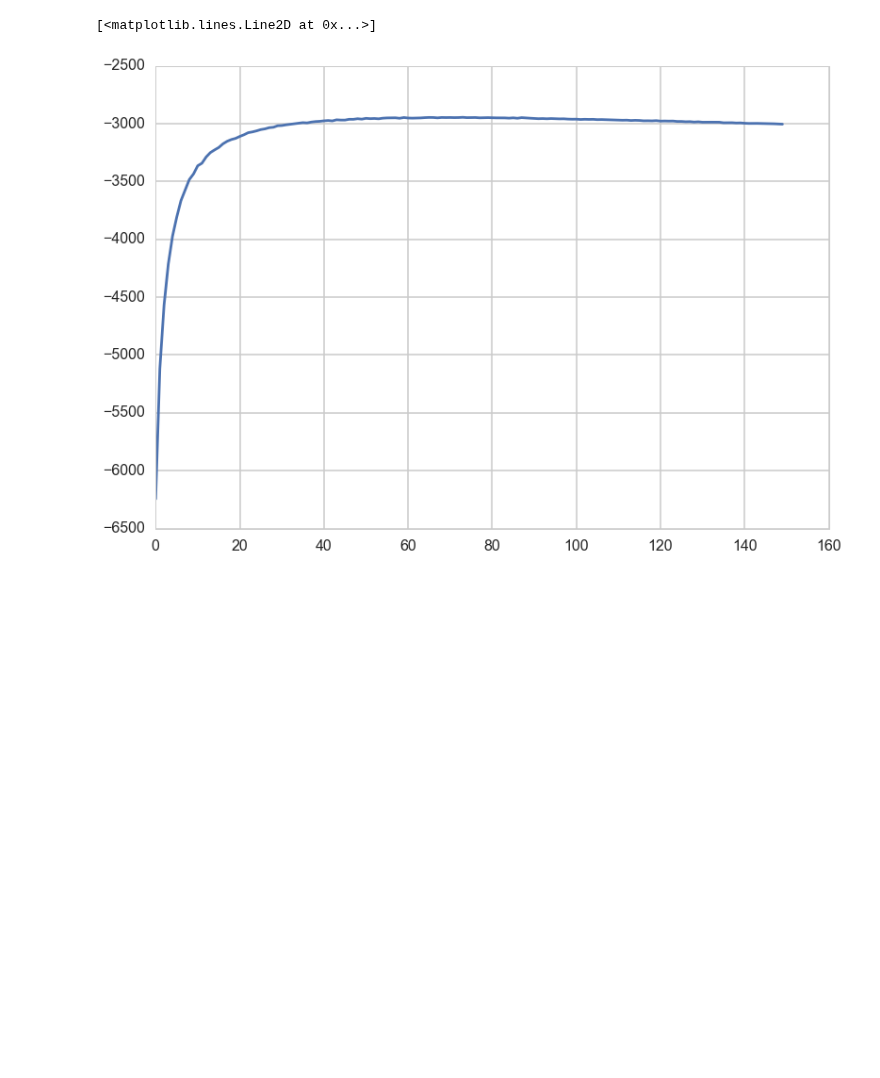
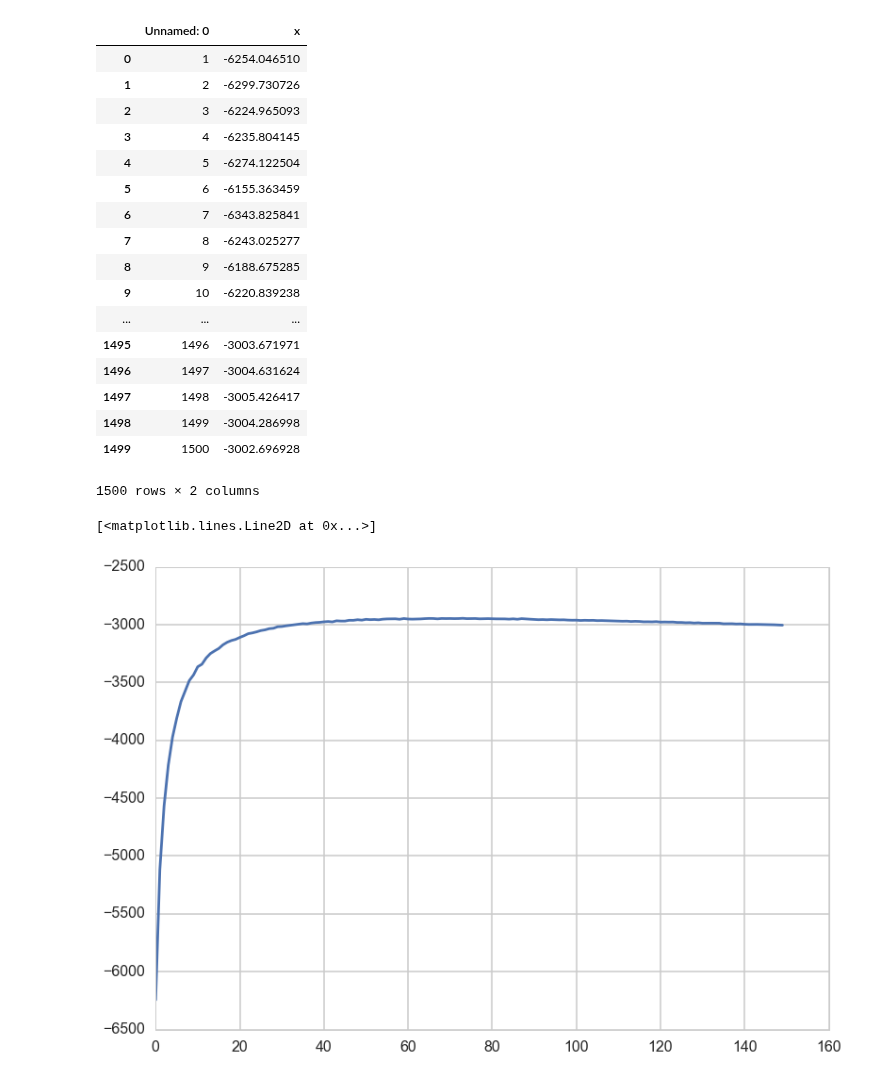
Before and after one commit to zyzdiana/ss_model_mixture, a Jupyter notebook: Untitled.ipynb, the cells around one changed output. Cells and saved outputs as stored; diff of their text form; code cells hidden in the pictures; blank space fills up the shorter version.

```diff
--- a/Untitled.ipynb
+++ b/Untitled.ipynb
@@ -32 +281,22 @@ array([[  1.00000000e+00,  -5.03638742e+03],
+# %%
+Y_19
+# %% [output]
+|  | Unnamed: 0 | x |
+| 0 | 1 | -6254.046510 |
+| 1 | 2 | -6299.730726 |
+| 2 | 3 | -6224.965093 |
+| 3 | 4 | -6235.804145 |
+| 4 | 5 | -6274.122504 |
+| 5 | 6 | -6155.363459 |
+| 6 | 7 | -6343.825841 |
+| 7 | 8 | -6243.025277 |
+| 8 | 9 | -6188.675285 |
+| 9 | 10 | -6220.839238 |
+| ... | ... | ... |
+| 1495 | 1496 | -3003.671971 |
+| 1496 | 1497 | -3004.631624 |
+| 1497 | 1498 | -3005.426417 |
+| 1498 | 1499 | -3004.286998 |
+| 1499 | 1500 | -3002.696928 |
+1500 rows × 2 columns
 # %%
```
Also changed, not shown: parts of 25 cells of this notebook, 10 other files.
